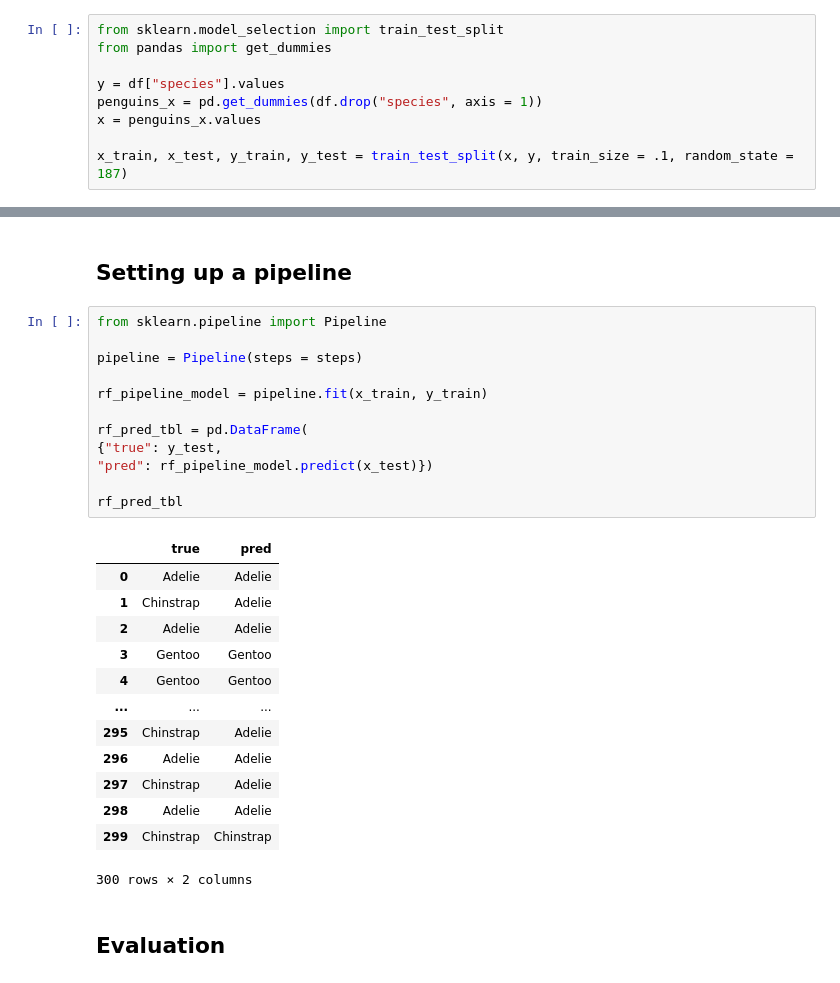
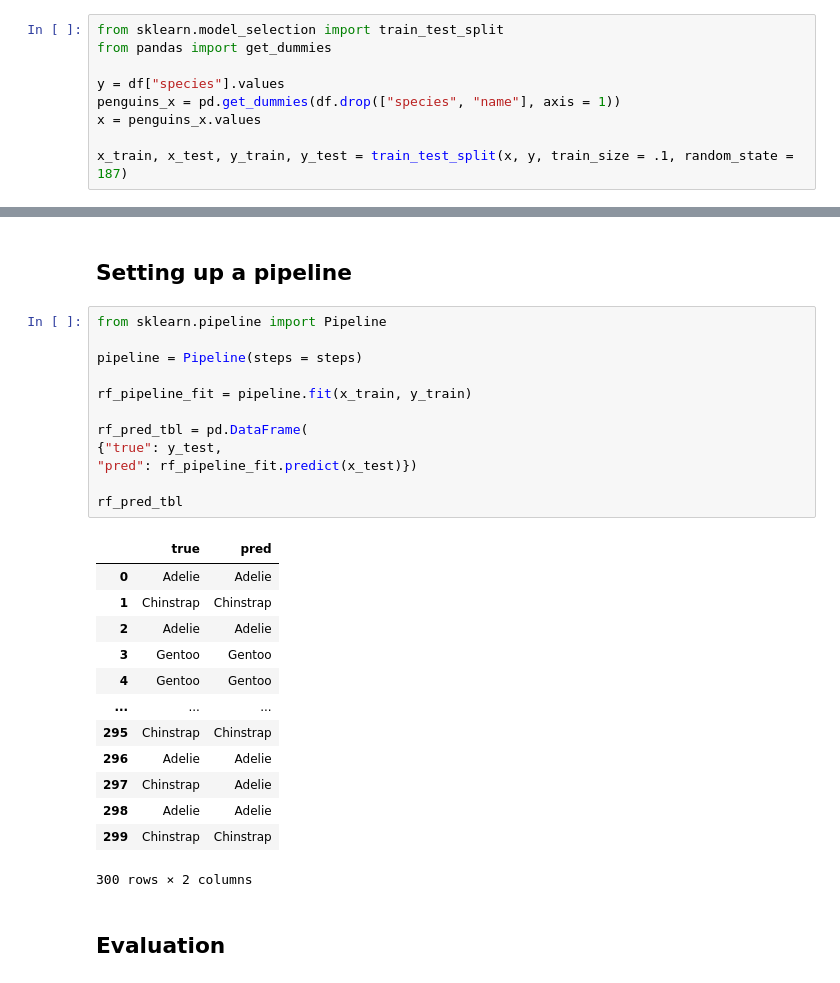
Before and after one commit to steffanossa/schnupyter, a Jupyter notebook: Penguin_Classif_RF.ipynb, the cells around one changed output, grey strips where cells are left out. Saved outputs shown, nothing was run; the diff lists cells and outputs as text.

```diff
--- a/Penguin_Classif_RF.ipynb
+++ b/Penguin_Classif_RF.ipynb
@@ -218,7 +221,7 @@ from sklearn.model_selection import train_test_split
 from pandas import get_dummies
 
 y = df["species"].values
-penguins_x = pd.get_dummies(df.drop("species", axis = 1))
+penguins_x = pd.get_dummies(df.drop(["species", "name"], axis = 1))
 x = penguins_x.values
 
 x_train, x_test, y_train, y_test = train_test_split(x, y, train_size = .1, random_state = 187)
@@ -233,24 +236,24 @@ steps = [("rf", RandomForestClassifier(n_estimators = 100))]
 # %%
 from sklearn.pipeline import Pipeline
 
 pipeline = Pipeline(steps = steps)
 
-rf_pipeline_model = pipeline.fit(x_train, y_train)
+rf_pipeline_fit = pipeline.fit(x_train, y_train)
 
 rf_pred_tbl = pd.DataFrame(
 {"true": y_test,
-"pred": rf_pipeline_model.predict(x_test)})
+"pred": rf_pipeline_fit.predict(x_test)})
 
 rf_pred_tbl
 # %% [output]
 |  | true | pred |
 | 0 | Adelie | Adelie |
-| 1 | Chinstrap | Adelie |
+| 1 | Chinstrap | Chinstrap |
 | 2 | Adelie | Adelie |
 | 3 | Gentoo | Gentoo |
 | 4 | Gentoo | Gentoo |
 | ... | ... | ... |
-| 295 | Chinstrap | Adelie |
+| 295 | Chinstrap | Chinstrap |
 | 296 | Adelie | Adelie |
 | 297 | Chinstrap | Adelie |
 | 298 | Adelie | Adelie |
```
Also changed, not shown: parts of 7 cells of this notebook, 3 other files.
